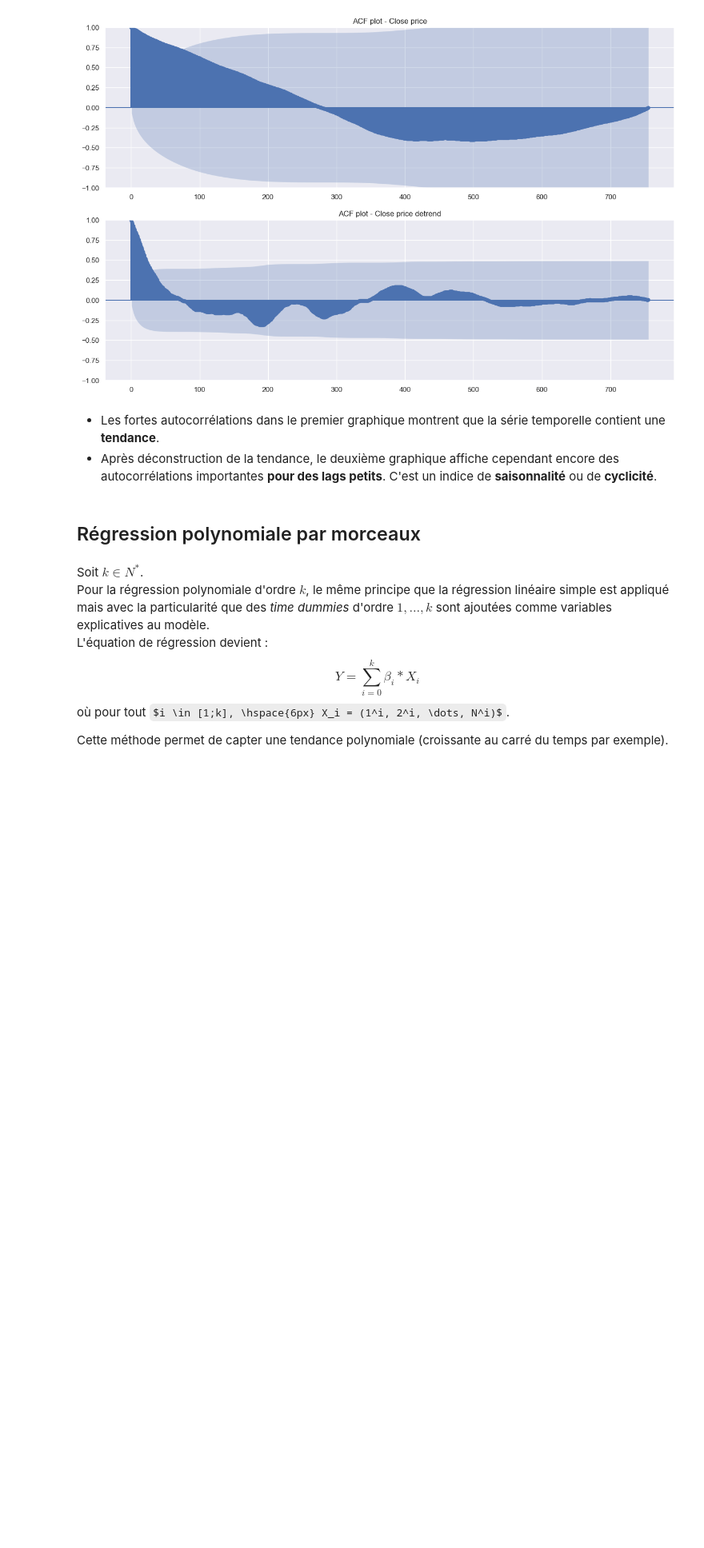
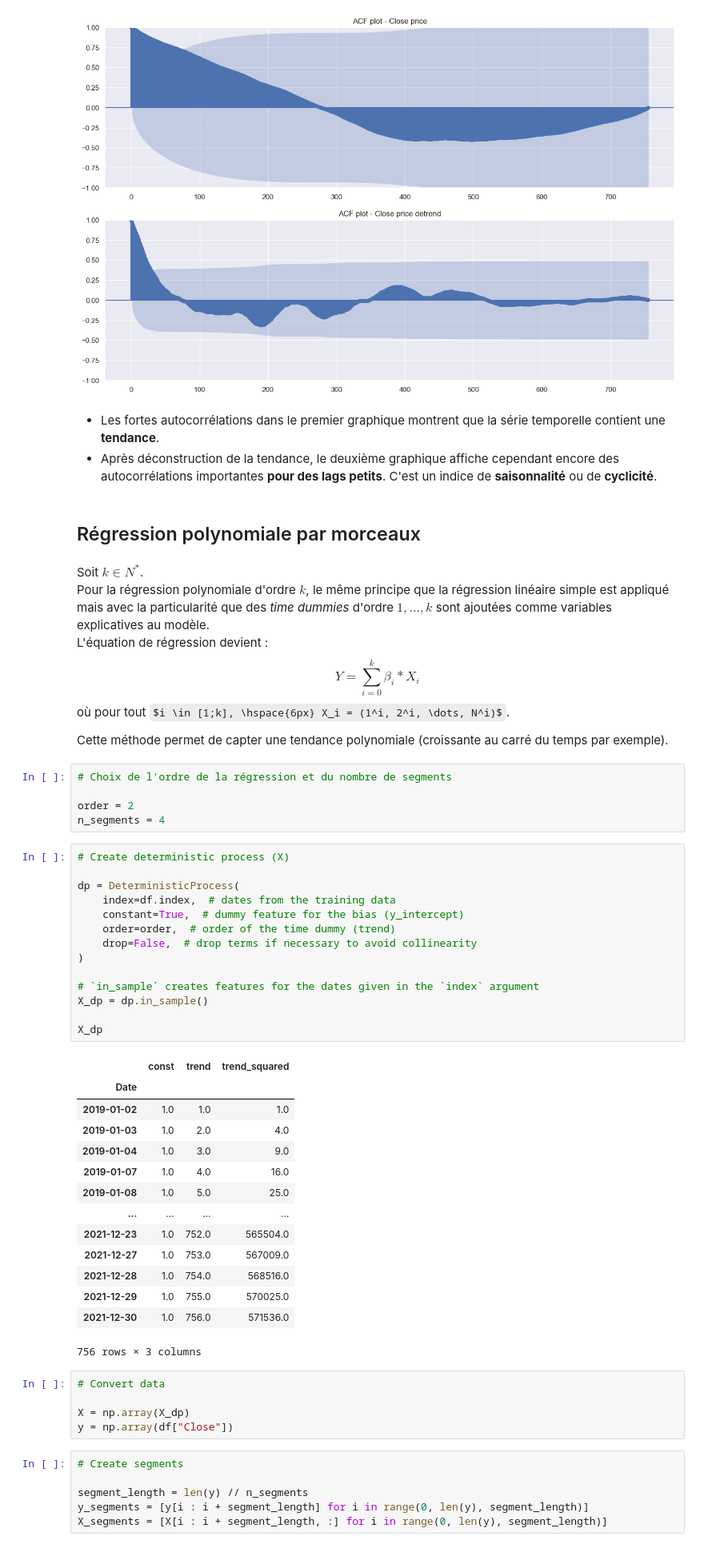
Before and after one commit to Ab2nour/stock-analysis, a Jupyter notebook: src/decomposition.ipynb, the cells around one changed output. Shown at 80% size. Cells and saved outputs as stored; diff of their text form; some formulas as TeX source; blank space fills up the shorter version.

```diff
--- a/src/decomposition.ipynb
+++ b/src/decomposition.ipynb
@@ -130,3 +130,48 @@ $$ Y = \sum_{i=0}^{k} \beta_i * X_i$$
 où pour tout $i \in [1;k], \hspace{6px} X_i = (1^i, 2^i, \dots, N^i)$.
 
 Cette méthode permet de capter une tendance polynomiale (croissante au carré du temps par exemple).
+# %%
+# Choix de l'ordre de la régression et du nombre de segments
+
+order = 2
+n_segments = 4
+# %%
+# Create deterministic process (X)
+
+dp = DeterministicProcess(
+    index=df.index,  # dates from the training data
+    constant=True,  # dummy feature for the bias (y_intercept)
+    order=order,  # order of the time dummy (trend)
+    drop=False,  # drop terms if necessary to avoid collinearity
+)
+
+# `in_sample` creates features for the dates given in the `index` argument
+X_dp = dp.in_sample()
+
+X_dp
+# %% [output]
+|  | const | trend | trend_squared |
+| Date |  |  |  |
+| 2019-01-02 | 1.0 | 1.0 | 1.0 |
+| 2019-01-03 | 1.0 | 2.0 | 4.0 |
+| 2019-01-04 | 1.0 | 3.0 | 9.0 |
+| 2019-01-07 | 1.0 | 4.0 | 16.0 |
+| 2019-01-08 | 1.0 | 5.0 | 25.0 |
+| ... | ... | ... | ... |
+| 2021-12-23 | 1.0 | 752.0 | 565504.0 |
+| 2021-12-27 | 1.0 | 753.0 | 567009.0 |
+| 2021-12-28 | 1.0 | 754.0 | 568516.0 |
+| 2021-12-29 | 1.0 | 755.0 | 570025.0 |
+| 2021-12-30 | 1.0 | 756.0 | 571536.0 |
+756 rows × 3 columns
+# %%
+# Convert data
+
+X = np.array(X_dp)
+y = np.array(df["Close"])
+# %%
+# Create segments
+
+segment_length = len(y) // n_segments
+y_segments = [y[i : i + segment_length] for i in range(0, len(y), segment_length)]
+X_segments = [X[i : i + segment_length, :] for i in range(0, len(y), segment_length)]
```
Also changed, not shown: parts of 3 cells of this notebook.
